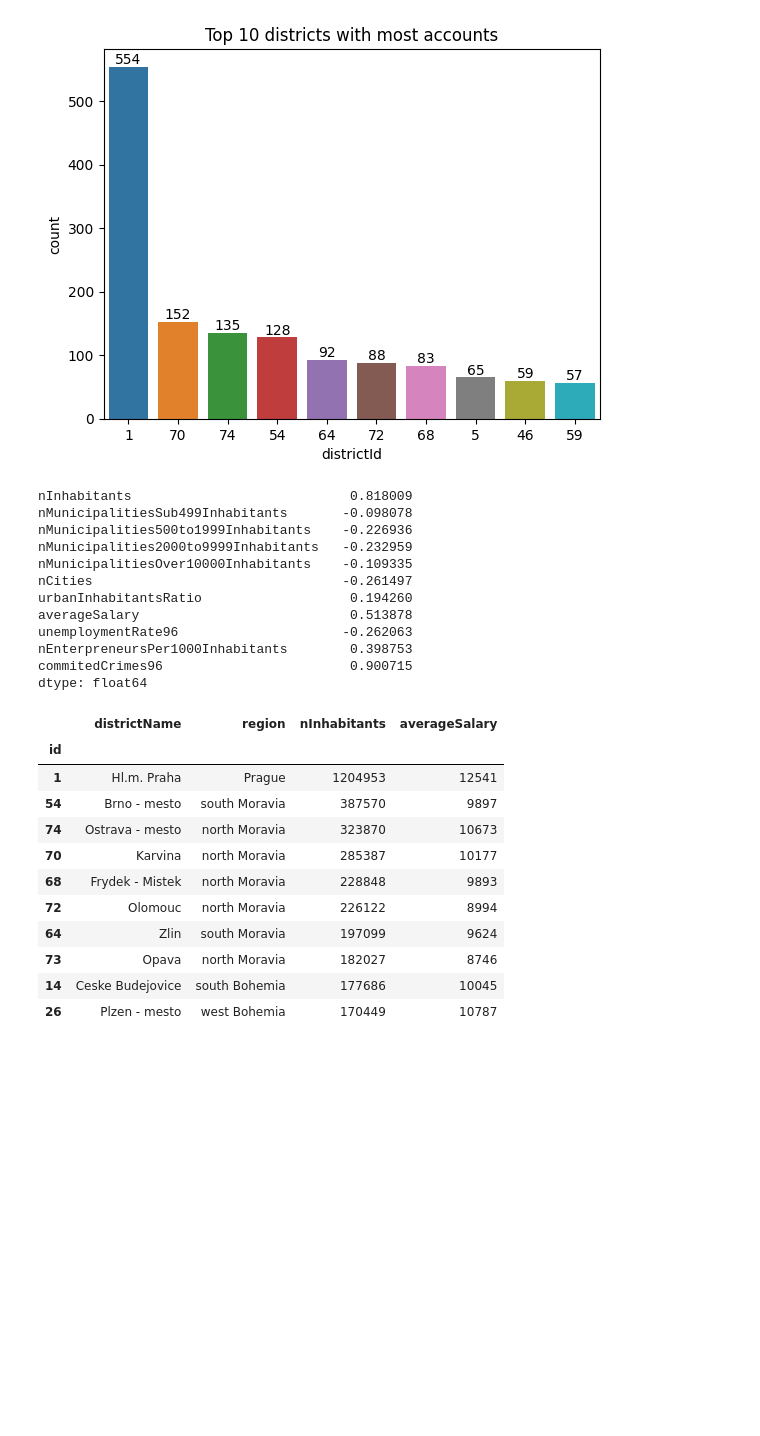
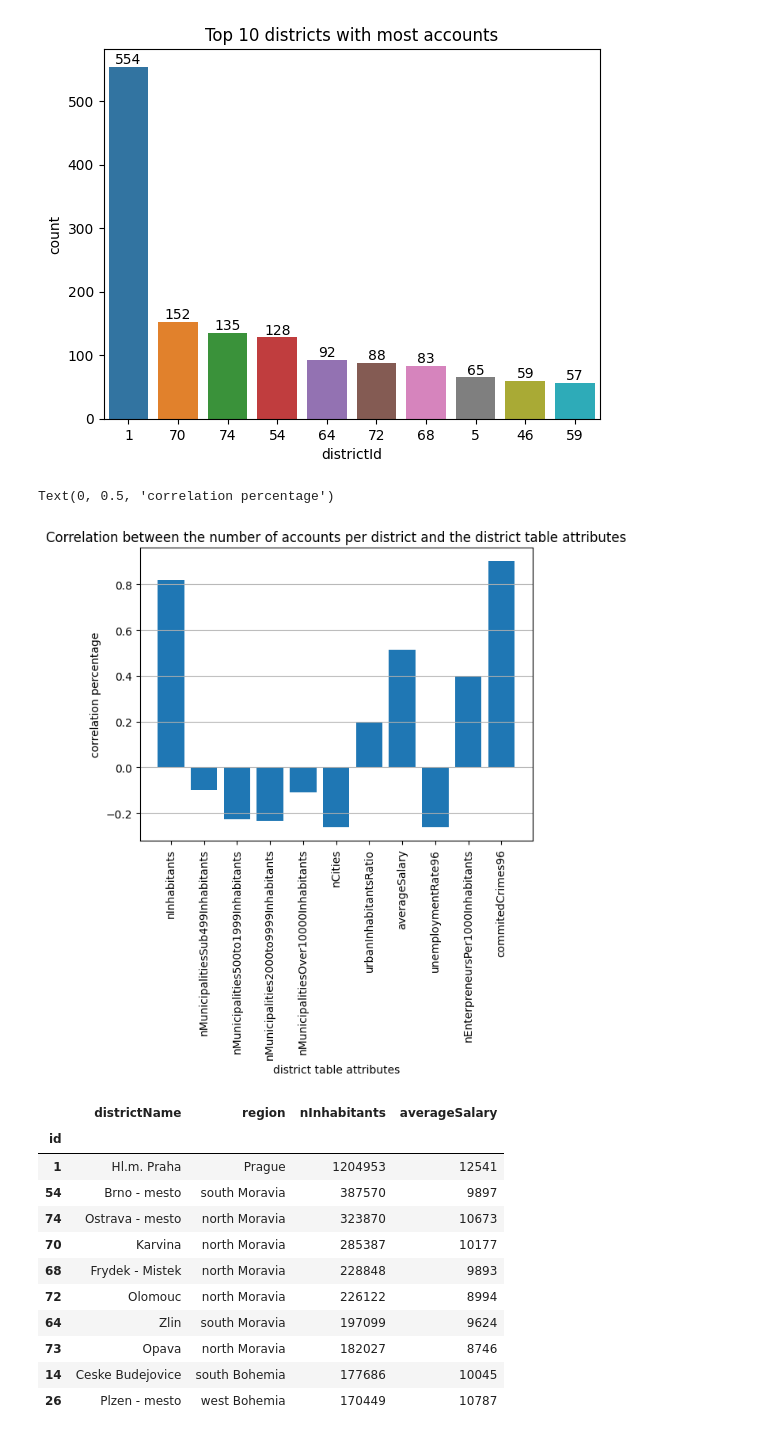
Before and after one commit to adr1an0s0ar3s/feup-ac-22-23, a Jupyter notebook: notebooks/account.ipynb, the cells around one changed output. Cells and saved outputs as stored; diff of their text form; code cells hidden in the pictures; blank space fills up the shorter version.

Commit message:
Added 'corr_accounts_per_district_with_district_table' plot

```diff
--- a/notebooks/account.ipynb
+++ b/notebooks/account.ipynb
@@ -69,20 +69,16 @@ Text(0.5, 1.0, 'Top 10 districts with most accounts')
 # %%
 district = pd.read_sql_query('SELECT * FROM district;', con, index_col='id')
 # %%
-district.corrwith(df['districtId'].value_counts(), numeric_only=True)
+corr = district.corrwith(df['districtId'].value_counts(), numeric_only=True)
+ax = plt.bar(corr.index, corr.values)
+plt.xticks(rotation=90)
+plt.grid(axis='y')
+plt.title('Correlation between the number of accounts per district and the district table attributes')
+plt.xlabel('district table attributes')
+plt.ylabel('correlation percentage')
 # %% [output]
-nInhabitants                            0.818009
-nMunicipalitiesSub499Inhabitants       -0.098078
-nMunicipalities500to1999Inhabitants    -0.226936
-nMunicipalities2000to9999Inhabitants   -0.232959
-nMunicipalitiesOver10000Inhabitants    -0.109335
-nCities                                -0.261497
-urbanInhabitantsRatio                   0.194260
-averageSalary                           0.513878
-unemploymentRate96                     -0.262063
-nEnterpreneursPer1000Inhabitants        0.398753
-commitedCrimes96                        0.900715
-dtype: float64
+Text(0, 0.5, 'correlation percentage')
+[figure, added]
 # %%
 district.sort_values('nInhabitants', ascending=False).iloc[:10][['districtName', 'region', 'nInhabitants', 'averageSalary']]
 # %% [output]
```
Also changed, not shown: 5 other files.
